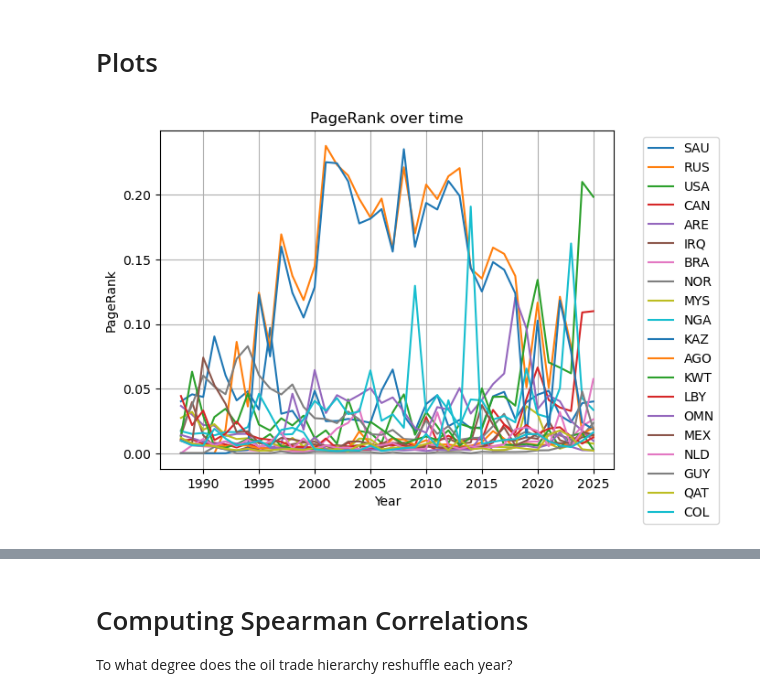
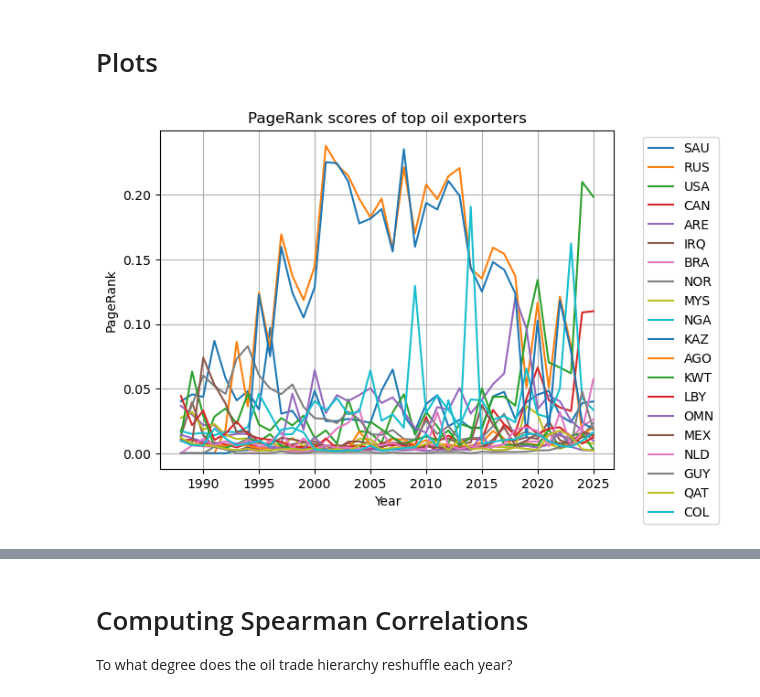
Before and after one commit to vinceLuong/tradeNetwork, a Jupyter notebook: Oil trade centrality analysis.ipynb, the cells around one changed output, grey strips where cells are left out. Cells and saved outputs as stored; diff of their text form; code cells hidden in the pictures.

```diff
--- a/Oil trade centrality analysis.ipynb
+++ b/Oil trade centrality analysis.ipynb
@@ -51,7 +51,7 @@ import networkx as nx
 trade_graph_dict = {} # digraph
 
 # Nodes which represent broad geographic regions (e.g. World, Areas NES, Other Asia)  will be removed
-node_removal = ['W00', '_X ', 'S19', 'XX ', 'X2 ', 'E19', 'F19','A79', 'O19','X1 ', 'ZA1', '_CI', 'A59']
+node_removal = ['W00', '_X ', 'S19', 'XX ', 'X2 ', 'E19', 'F19','A79', 'O19','X1 ', 'ZA1', '_CI', 'A59', 'E29']
 
 for year in range(start_year,end_year):
 
@@ -237,20 +237,20 @@ topexporters
 # %%
 import matplotlib.pyplot as plt
 
 years = [i for i in range(start_year,end_year)]
 pagerank_data = {c: [pageranks[year].get(c, 0.0) for year in years] for c in topexporters}
 
 for c in topexporters:
     plt.plot(years, pagerank_data[c], label=c)
 
 plt.xlabel("Year")
 plt.ylabel("PageRank")
-plt.title("PageRank over time")
+plt.title("PageRank scores of top oil exporters")
 plt.legend(bbox_to_anchor=(1.05, 1), loc='upper left')
 plt.grid(True)
 plt.show()
 # %% [output]
-[figure, old version]
+[figure, new version]
 # %%
 
 indegree_data = {c: [wgt_in_degree[year].get(c, 0.0) for year in years] for c in topexporters}
```
Also changed, not shown: parts of 6 cells of this notebook, 49 other files.
